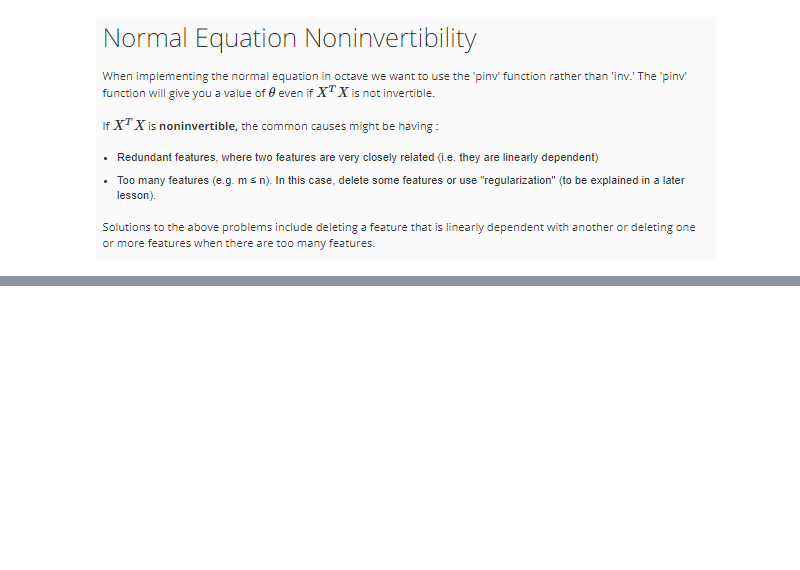
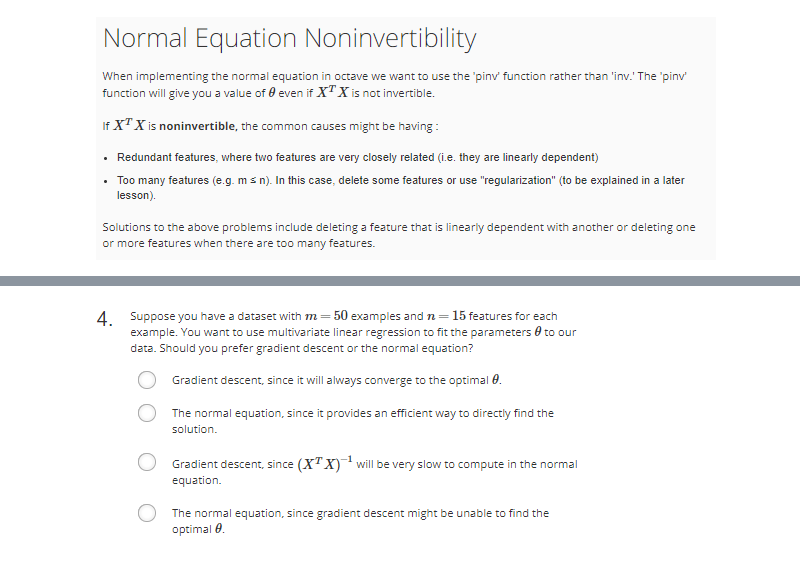
Before and after one commit to louloret/Andrew-NG-Machine-Learning, a Jupyter notebook: Week 2 Multivariate Linear Regression-checkpoint.ipynb, the cells around one changed output, grey strips where cells are left out. Drawn from its saved outputs; the diff is of its cells as text; code cells hidden in the pictures; blank space fills up the shorter version.

```diff
--- a/Week 2 Multivariate Linear Regression-checkpoint.ipynb
+++ b/Week 2 Multivariate Linear Regression-checkpoint.ipynb
@@ -119,0 +153,4 @@ Image(filename = path + "conclusion.png")
+# %%
+Image(filename = path + "week2_question4.png")
+# %% [output]
+[figure, added]
```
Also changed, not shown: parts of 11 cells of this notebook.
